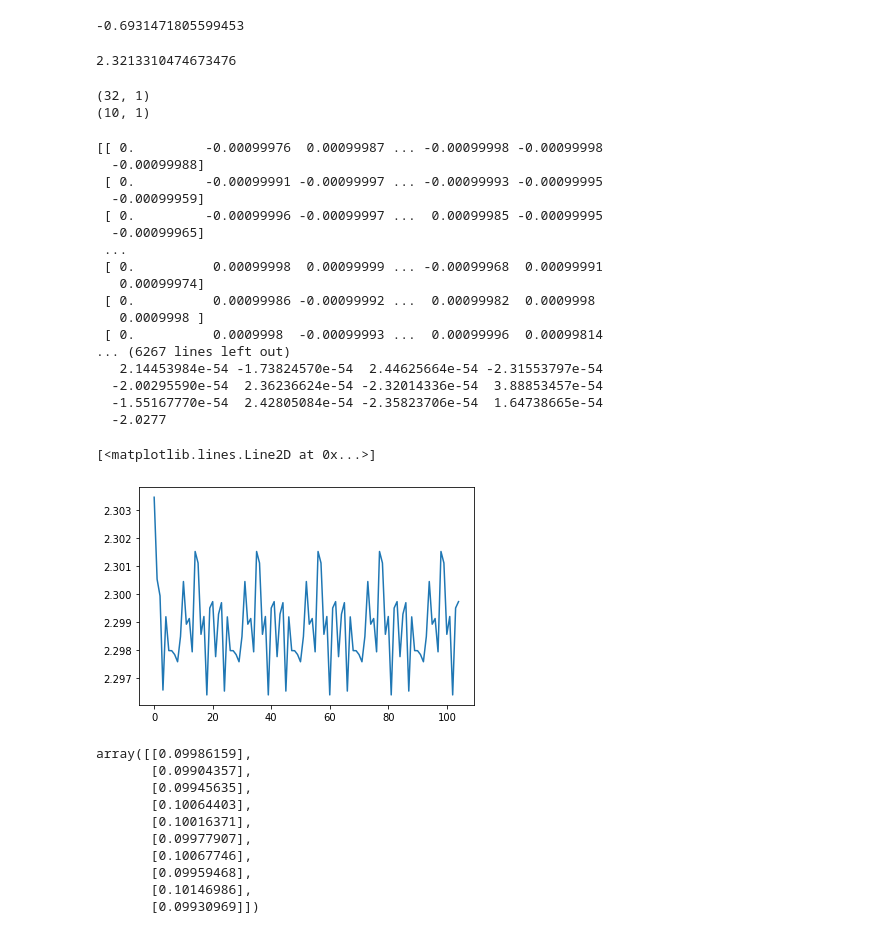
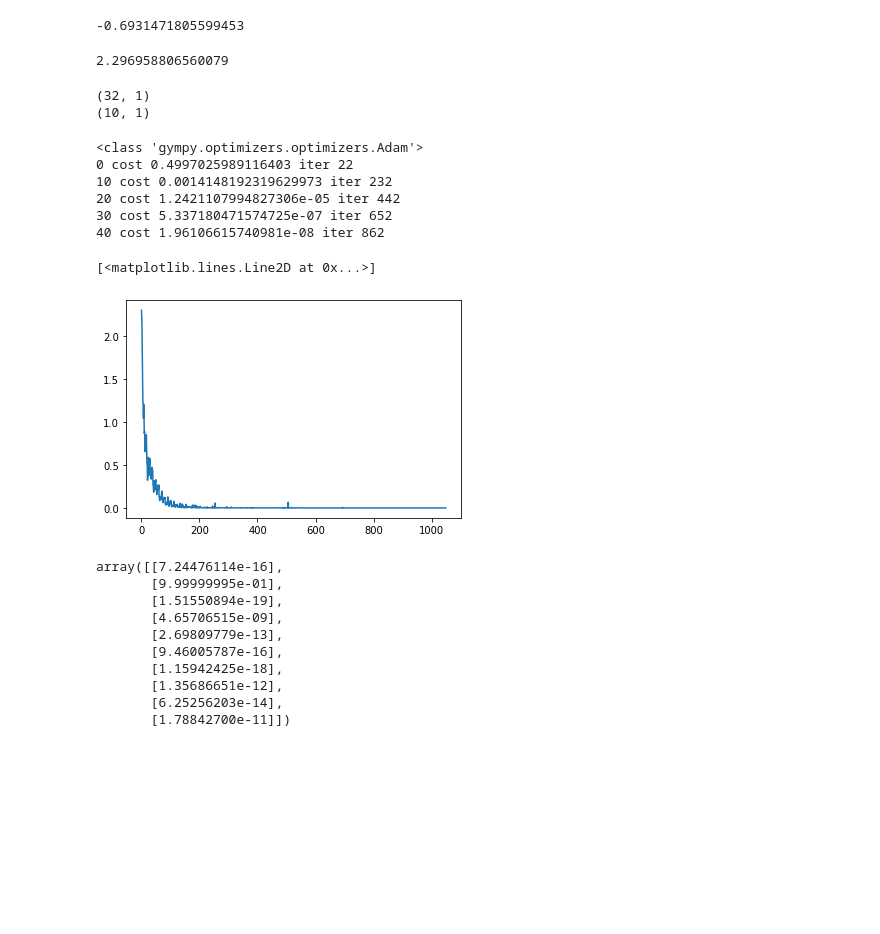
Before and after one commit to scuervo91/gympy, a Jupyter notebook: docs/examples/layers/04e-digits_dataset_Adam.ipynb, the cells around one changed output. Drawn from its saved outputs; the diff is of its cells as text; code cells hidden in the pictures; blank space fills up the shorter version.

Commit message:
update adam and Accuracy

```diff
--- a/docs/examples/layers/04e-digits_dataset_Adam.ipynb
+++ b/docs/examples/layers/04e-digits_dataset_Adam.ipynb
@@ -38,7 +38,7 @@ model = NeuralNetwork(
         Tanh(n_input=64, n_output=32, dropout_rate=0.0),
         Softmax(n_input=32, n_output=10)
     ],
-    optimizer = Adam(learning_rate=1e-3, beta1=0.9, beta2=0.999),
+    optimizer = Adam(learning_rate=0.02, beta1=0.8, beta2=0.88),
     loss = CategoricalCrossEntropy(),
     n_iter=n_iter
 )
@@ -77,7 +77,7 @@ np.log(0.5)
 # %%
 CategoricalCrossEntropy().forward(tt, Y[:,0:1])
 # %% [output]
-2.3213310474673476
+2.296958806560079
 # %%
 
 dataset = DataSet(
@@ -93,41 +93,30 @@ for i in model.get_bias():
 (10, 1)
 # %%
 n_iter=5000
-model.train_dataset(dataset, show=1, n_epochs=5)
+model.train_dataset(dataset, show=10, n_epochs=50)
 plt.plot(model.cost)
 # %% [output]
-[[ 0.         -0.00099976  0.00099987 ... -0.00099998 -0.00099998
-  -0.00099988]
- [ 0.         -0.00099991 -0.00099997 ... -0.00099993 -0.00099995
-  -0.00099959]
- [ 0.         -0.00099996 -0.00099997 ...  0.00099985 -0.00099995
-  -0.00099965]
- ...
- [ 0.          0.00099998  0.00099999 ... -0.00099968  0.00099991
-   0.00099974]
- [ 0.          0.00099986 -0.00099992 ...  0.00099982  0.0009998
-   0.0009998 ]
- [ 0.          0.0009998  -0.00099993 ...  0.00099996  0.00099814
-... (6267 lines left out)
-   2.14453984e-54 -1.73824570e-54  2.44625664e-54 -2.31553797e-54
-  -2.00295590e-54  2.36236624e-54 -2.32014336e-54  3.88853457e-54
-  -1.55167770e-54  2.42805084e-54 -2.35823706e-54  1.64738665e-54
-  -2.0277
+<class 'gympy.optimizers.optimizers.Adam'>
+0 cost 0.4997025989116403 iter 22
+10 cost 0.0014148192319629973 iter 232
+20 cost 1.2421107994827306e-05 iter 442
+30 cost 5.337180471574725e-07 iter 652
+40 cost 1.96106615740981e-08 iter 862
 [<matplotlib.lines.Line2D at 0x...>]
-[figure, old version]
+[figure, new version]
 # %%
 model.forward(X[:,[453]])
 # %% [output]
-array([[0.09986159],
-       [0.09904357],
-       [0.09945635],
-       [0.10064403],
-       [0.10016371],
-       [0.09977907],
-       [0.10067746],
-       [0.09959468],
-       [0.10146986],
-       [0.09930969]])
+array([[7.24476114e-16],
+       [9.99999995e-01],
+       [1.51550894e-19],
+       [4.65706515e-09],
+       [2.69809779e-13],
+       [9.46005787e-16],
+       [1.15942425e-18],
+       [1.35686651e-12],
+       [6.25256203e-14],
+       [1.78842700e-11]])
 # %%
 test_idx = np.random.choice(X.shape[1],16, replace=False)
 # %%
```
Also changed, not shown: parts of 5 cells of this notebook, 7 other files.
